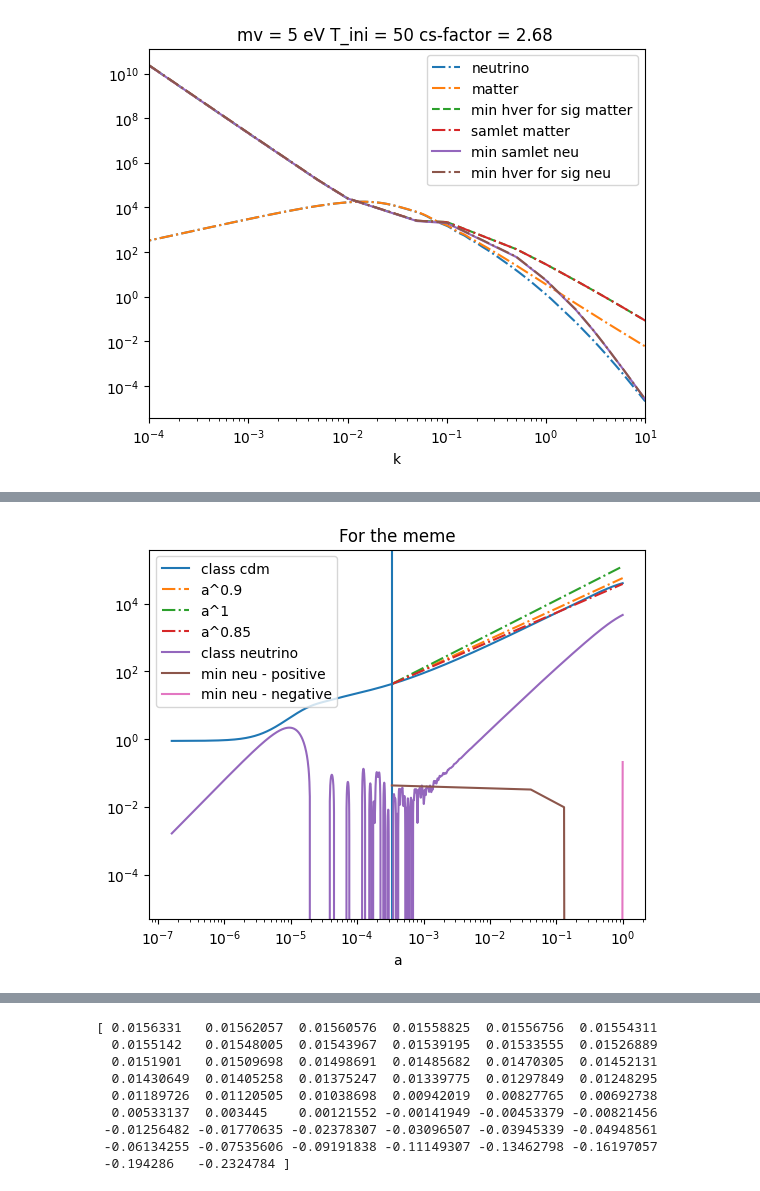
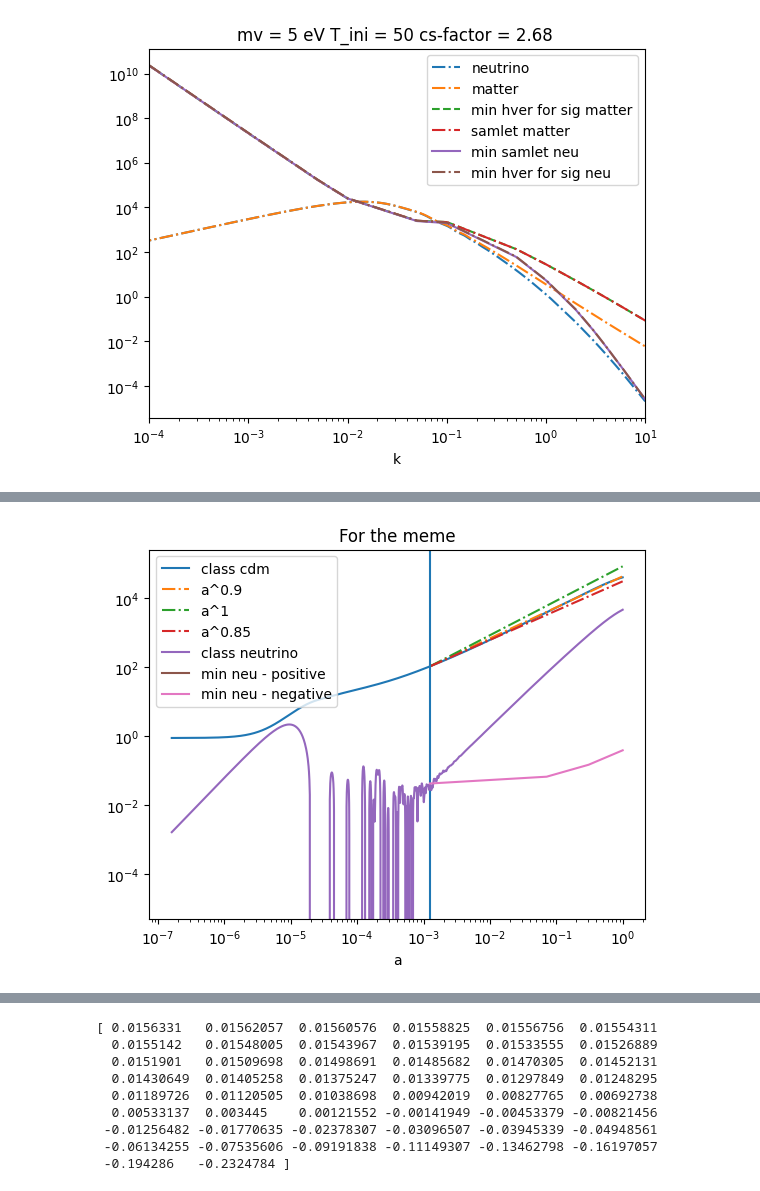
Before and after one commit to eriksteenberg/Power-spectrum-Test, a Jupyter notebook: Samlet vs. seperate diff. eq. bonus - Det er her magien sker.ipynb, the cells around one changed output, grey strips where cells are left out. Cells and saved outputs as stored; diff of their text form; code cells hidden in the pictures.

```diff
--- a/Samlet vs. seperate diff. eq. bonus - Det er her magien sker.ipynb
+++ b/Samlet vs. seperate diff. eq. bonus - Det er her magien sker.ipynb
@@ -470,8 +470,8 @@ def f(mv_test,kvec,k_ind,H0=67,T_ini=1000):
     interp_tau_from_a = scipy.interpolate.interp1d(a_class,tau_class)
 
     z = 3600
-    #z = 1000
-    z = 3000
+    z = 800
+    #z = 3000
     a0 = 1/(1+z)
     T_ini = interp_tau_from_a(a0)
     a_span = [a0,1]
@@ -511,6 +511,27 @@ def f(mv_test,kvec,k_ind,H0=67,T_ini=1000):
         d_theta =  -  H(a) * a * theta - (3/2) * H0*H0 * Omega_M * delta_cdm / a  + k**2 * cs(a,mv,factor)**2 * delta
         return [d_delta,d_theta]
 
+    def F(a,y,k,mv,factor,A):
+        delta_cdm = y[0]
+        d_delta_cdm = y[1]
+        delta_nu = y[2]
+        d_delta_nu = y[3]
+        d2_delta_cdm = - 3/2 * 1/a * d_delta_cdm + 3/2 * 1/a**2 *delta_cdm
+        d2_delta_nu = + (k**2 * cs(a,mv,factor)**2)/(a*Omega_M) * delta_nu+ 1/2 * 1/a * d_delta_nu + 3/2 *1/a * A# * a#delta_cdm
+        return [d_delta_cdm,d2_delta_cdm,d_delta_nu,d2_delta_nu]
+
+
+    def F1(a,y,k,mv,factor,A):
+        delta_cdm = y[0]
+        d_delta_cdm = y[1]
+        delta_nu = y[2]
+        d_delta_nu = y[3]
+        d2_delta_cdm = - 3/2 * 1/a * d_delta_cdm + 3/2 * 1/a**2 *delta_cdm
+        d2_delta_nu = + (k**2 * cs(a,mv,factor)**2)/(a*Omega_M) * delta_nu+ 1/2 * 1/a * d_delta_nu + 3/2 *1/(a**2) *delta_cdm
+        return [d_delta_cdm,d2_delta_cdm,d_delta_nu,d2_delta_nu]
+
+
+
     plt.loglog(a_class,-delta_class,label="class cdm")
     #print(delta)
     n= 0.9
@@ -528,7 +549,10 @@ def f(mv_test,kvec,k_ind,H0=67,T_ini=1000):
 
 
     n = 1
-    sol = sc.solve_ivp(func1,t_span=a_span,y0 = y0,args=(n,mv,2.67,kvec[k_ind], delta_neutrino_init/ (a_span[0]**(n))))
+    k = kvec[k_ind]
+    cs_factor = 2.67
+    A =  delta_init / (a_span[0]**(n))
+    sol = sc.solve_ivp(func1,t_span=a_span,y0 = y0,args=(n,mv,cs_factor,k,A))
     #,t_eval=np.logspace(np.log10(a_span[0]),0,50))
     a = sol.t
     delta = sol.y[0]
@@ -540,9 +564,55 @@ def f(mv_test,kvec,k_ind,H0=67,T_ini=1000):
     plt.loglog(a,delta,label="min neu - positive")
     plt.loglog(a,-delta,label="min neu - negative")
     plt.xlabel("a")
-
     plt.legend(loc="upper left")
 
+    y1 = [delta_init,-theta_init,delta_neutrino_init,-theta_neutrino_init]
+    A =  delta[0] / (a_span[0]**(1))
+    sol = sc.solve_ivp(F,t_span=a_span,y0=y1,args=(k,mv,cs_factor,A))
+
+    sol1 = sc.solve_ivp(F1,t_span=a_span,y0=y1,args=(k,mv,cs_factor,A))
+
+    a = sol.t
+    delta_cdm = sol.y[0]
+    delta_nu = sol.y[2]
+    plt.figure(2132)
+
+
+    plt.loglog(a,-delta_cdm,label="samlet cdm")
+    plt.loglog(a,-delta_nu,label="neg. samlet nu")
+    plt.loglog(a_class,-delta_class,label="class cdm")
+    plt.loglog(a_class,-delta_neutrino_class,label="class neutrino")
+    plt.loglog(a,delta_nu,label="pos. samlet nu")
+    A = delta_cdm[0] / a[0]
+    plt.loglog(a,-A*a,"-.",label="approx.")
+    plt.xlabel("a")
+    plt.axvline(a0)
+    plt.legend(loc="upper left")
+
+    plt.figure(11323223)
+    a = sol1.t
+    delta_cdm = sol1.y[0]
+    delta_nu = sol1.y[2]
+    plt.loglog(a,-delta_cdm,label="samlet cdm")
+    plt.loglog(a,-delta_nu,label="neg. samlet nu")
+    plt.loglog(a_class,-delta_class,label="class cdm")
+    plt.loglog(a_class,-delta_neutrino_class,label="class neutrino")
+    plt.loglog(a,delta_nu,label="pos. samlet nu")
+    A = delta_cdm[0] / a[0]
+    plt.loglog(a,-A*a,"-.",label="approx.")
+    plt.xlabel("a")
+    plt.axvline(a0)
+    plt.legend(loc="upper left")
+
+    """
+    plt.figure(213442332)
+    plt.loglog(a,-delta_cdm,label="samlet cdm")
+
+    plt.loglog(a_class,-delta_class,label="class cdm")
+    plt.loglog(a_class,-delta_neutrino_class,label="class neutrino")
+    plt.xlabel("a")
+    plt.axvline(a0)
+    plt.legend(loc="upper left")"""
 
     return None
 
@@ -555 +625 @@ f(mv,kvec = kvec,k_ind=2)
-[figure, old version]
+[figure, new version]
```
Also changed, not shown: parts of 5 cells of this notebook.
